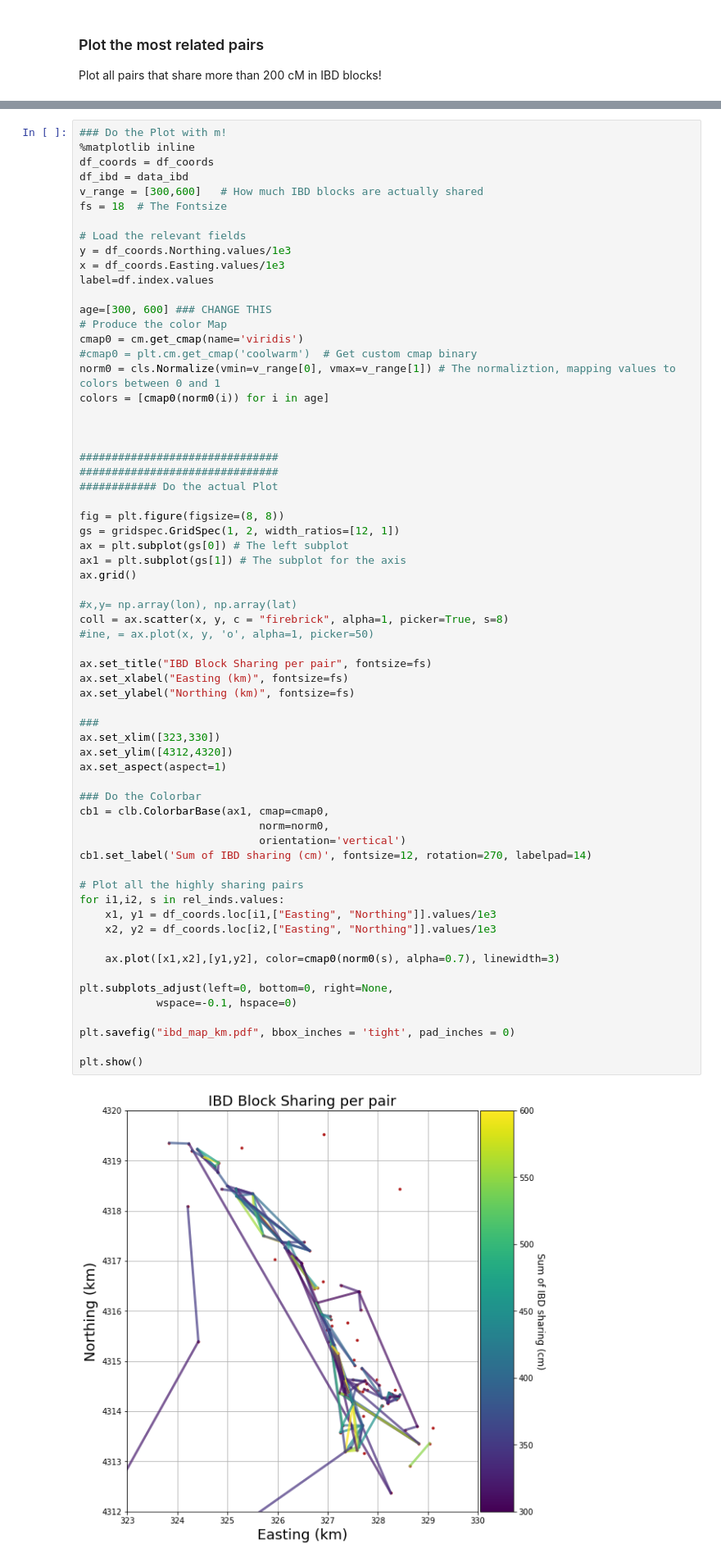
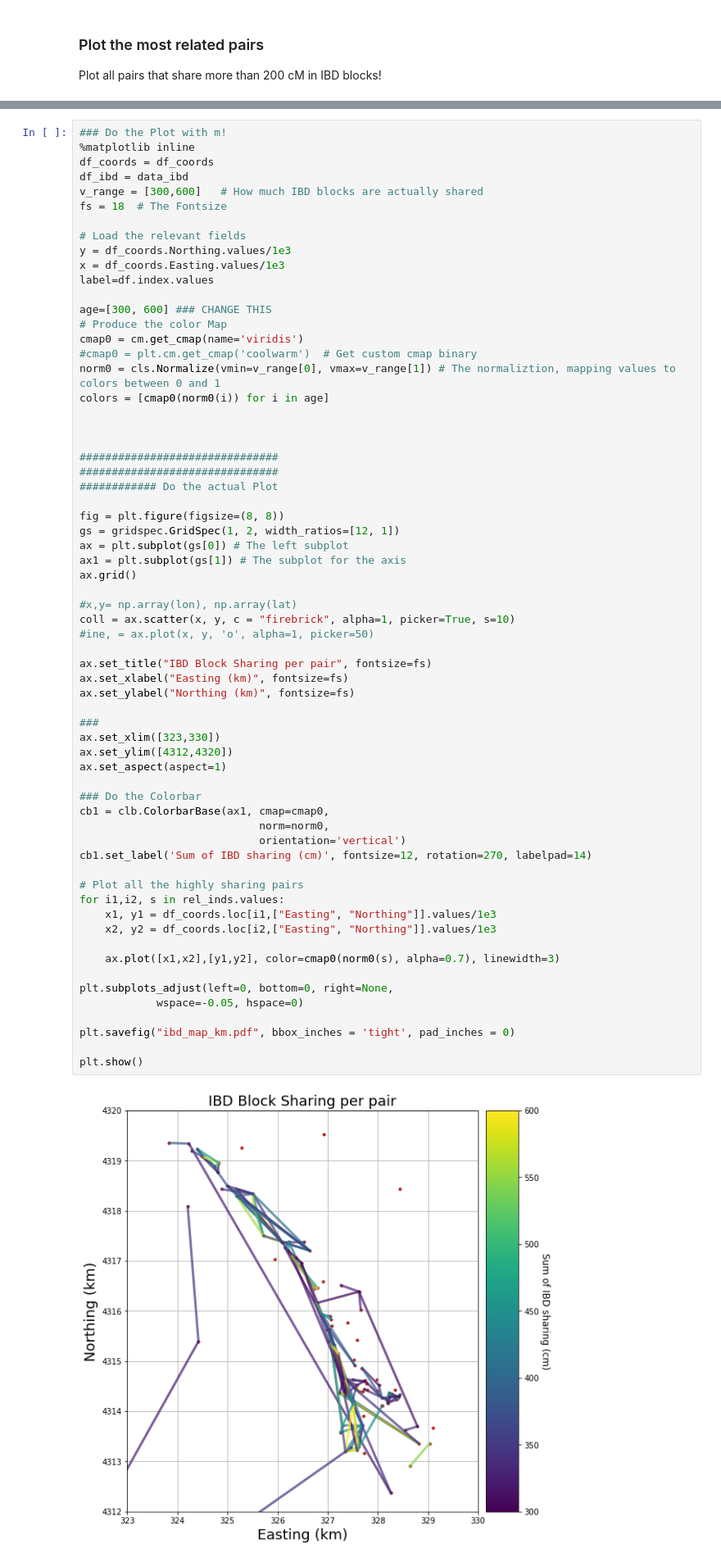
Before and after one commit to hringbauer/Boechera_Analysis, a Jupyter notebook: Notebooks/geo_decay_ibd.ipynb, the cells around one changed output, grey strips where cells are left out. Shown at 82% size. Drawn from its saved outputs; the diff is of its cells as text.

Commit message:
New Figures

```diff
--- a/Notebooks/geo_decay_ibd.ipynb
+++ b/Notebooks/geo_decay_ibd.ipynb
@@ -599,39 +598,39 @@ ax1 = plt.subplot(gs[1]) # The subplot for the axis
 ax.grid()
 
 #x,y= np.array(lon), np.array(lat)
-coll = ax.scatter(x, y, c = "firebrick", alpha=1, picker=True, s=8)
+coll = ax.scatter(x, y, c = "firebrick", alpha=1, picker=True, s=10)
 #ine, = ax.plot(x, y, 'o', alpha=1, picker=50)
 
 ax.set_title("IBD Block Sharing per pair", fontsize=fs)
 ax.set_xlabel("Easting (km)", fontsize=fs)
 ax.set_ylabel("Northing (km)", fontsize=fs)
 
 ###
 ax.set_xlim([323,330])
 ax.set_ylim([4312,4320])
 ax.set_aspect(aspect=1)
 
 ### Do the Colorbar
 cb1 = clb.ColorbarBase(ax1, cmap=cmap0,
                             norm=norm0,
                             orientation='vertical')
 cb1.set_label('Sum of IBD sharing (cm)', fontsize=12, rotation=270, labelpad=14)
 
 # Plot all the highly sharing pairs
 for i1,i2, s in rel_inds.values:
     x1, y1 = df_coords.loc[i1,["Easting", "Northing"]].values/1e3
     x2, y2 = df_coords.loc[i2,["Easting", "Northing"]].values/1e3
 
     ax.plot([x1,x2],[y1,y2], color=cmap0(norm0(s), alpha=0.7), linewidth=3)
 
 plt.subplots_adjust(left=0, bottom=0, right=None,
-            wspace=-0.1, hspace=0)
+            wspace=-0.05, hspace=0)
 
 plt.savefig("ibd_map_km.pdf", bbox_inches = 'tight', pad_inches = 0)
 
 plt.show()
 # %% [output]
-[figure, old version]
+[figure, new version]
 # %% [markdown]
 # Area 51
 # %%
```
Also changed, not shown: parts of 2 cells of this notebook, 2 other files.
